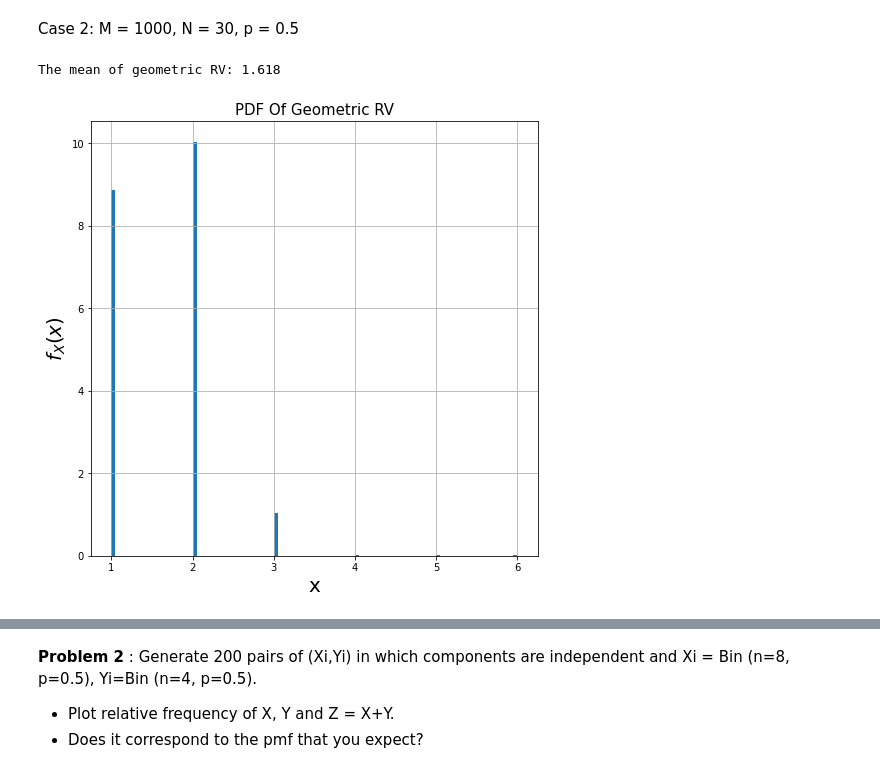
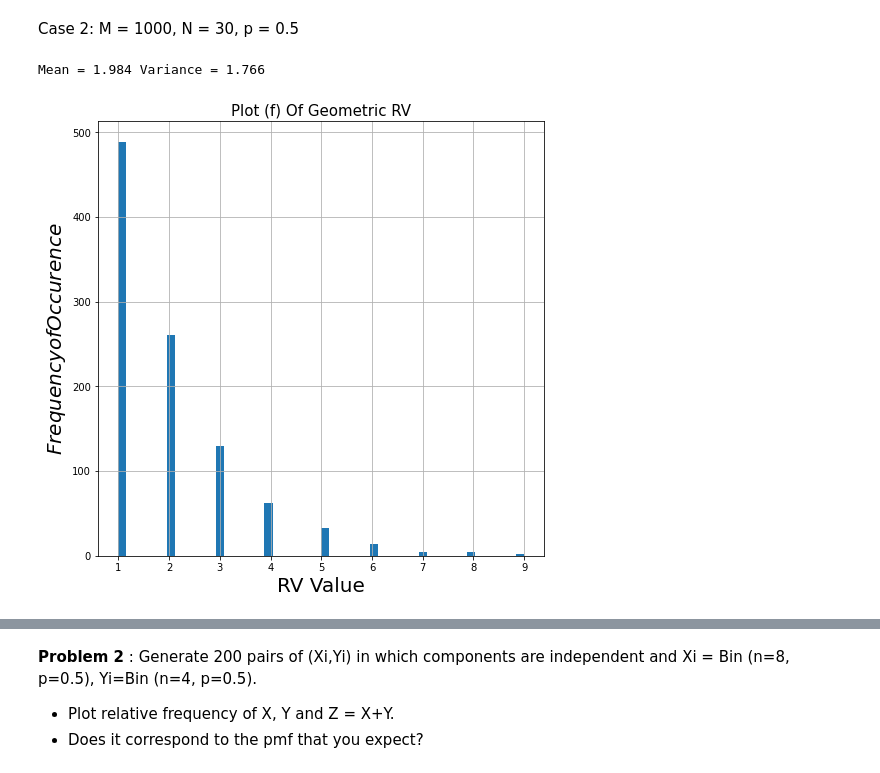
Before and after one commit to Kaushik-Ravibaskar/EE3110-Probablity-Assignment, a Jupyter notebook: Probablity_Assignment_Kaushik.ipynb, the cells around one changed output, grey strips where cells are left out. Saved outputs shown, nothing was run; the diff lists cells and outputs as text; code cells hidden in the pictures.

```diff
--- a/Probablity_Assignment_Kaushik.ipynb
+++ b/Probablity_Assignment_Kaushik.ipynb
@@ -42,21 +57,36 @@ M = 1000
 N = 30
 p = 0.5
 # %%
-#genearting random variables
-SAMPLE_BINOMIAL = np.random.binomial(N, p, M)
-SAMPLE_GEOMETRIC = (N/SAMPLE_BINOMIAL).astype(int)
+#defining variables and geometric random variable
+GEOMETRIC_RV = []
+count = None
+EXPERIMENT = None
 
-#plotting random variables
+for i in range (M):
+  count = 0
+  EXPERIMENT = np.random.binomial(1, p, size=N)
+
+  for j in EXPERIMENT:
+    if (j == 0):
+      count = count + 1
+    else:
+      count = count + 1
+      break
+
+  GEOMETRIC_RV.append(count)
+
+#plotting geometric random variable
 plt.figure(figsize=(8,8))
-plt.hist(SAMPLE_GEOMETRIC, bins=100, density=True)
+plt.hist(GEOMETRIC_RV, bins=50, density=False)
 plt.grid()
-plt.xlabel('x',fontsize=20)
-plt.ylabel('$f_{X}(x)$',fontsize=20)
-plt.title('PDF Of Geometric RV', fontsize=15)
+plt.xlabel('RV Value',fontsize=20)
+plt.ylabel('$Frequency of Occurence$',fontsize=20)
+plt.title('Plot (f) Of Geometric RV', fontsize=15)
 
-#computing mean
-GEOMETRIC_MEAN = np.mean(SAMPLE_GEOMETRIC)
-print('The mean of geometric RV: {:.3f}'.format(GEOMETRIC_MEAN))
+#computing mean and variance
+mean_1 = np.mean(GEOMETRIC_RV)
+var_1 = np.var(GEOMETRIC_RV)
+print('Mean = {:.3f}'.format(mean_1), 'Variance = {:.3f}'.format(var_1))
 # %% [output]
-The mean of geometric RV: 1.618
+Mean = 1.984 Variance = 1.766
-[figure, old version]
+[figure, new version]
```
Also changed, not shown: parts of 16 cells of this notebook.
